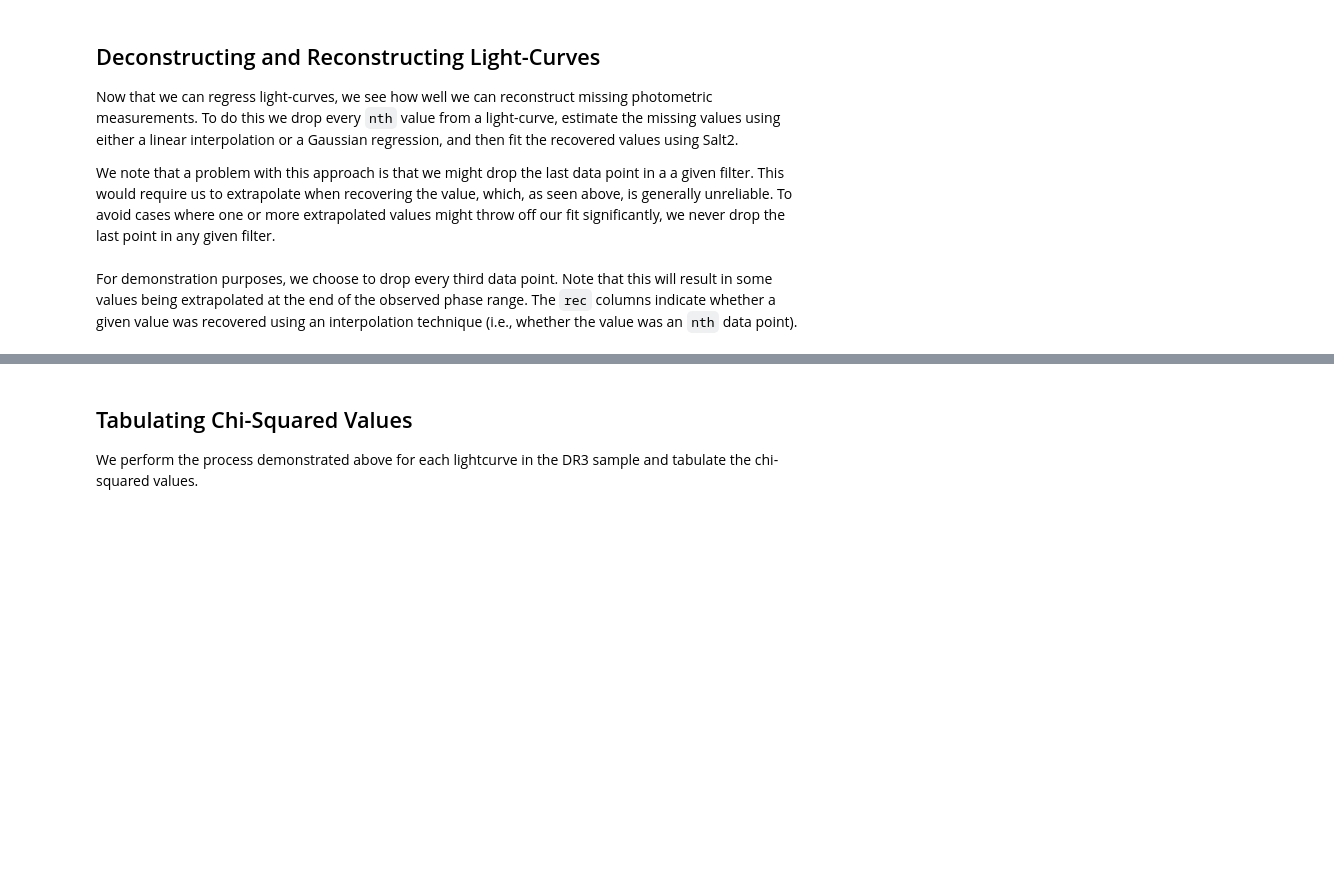
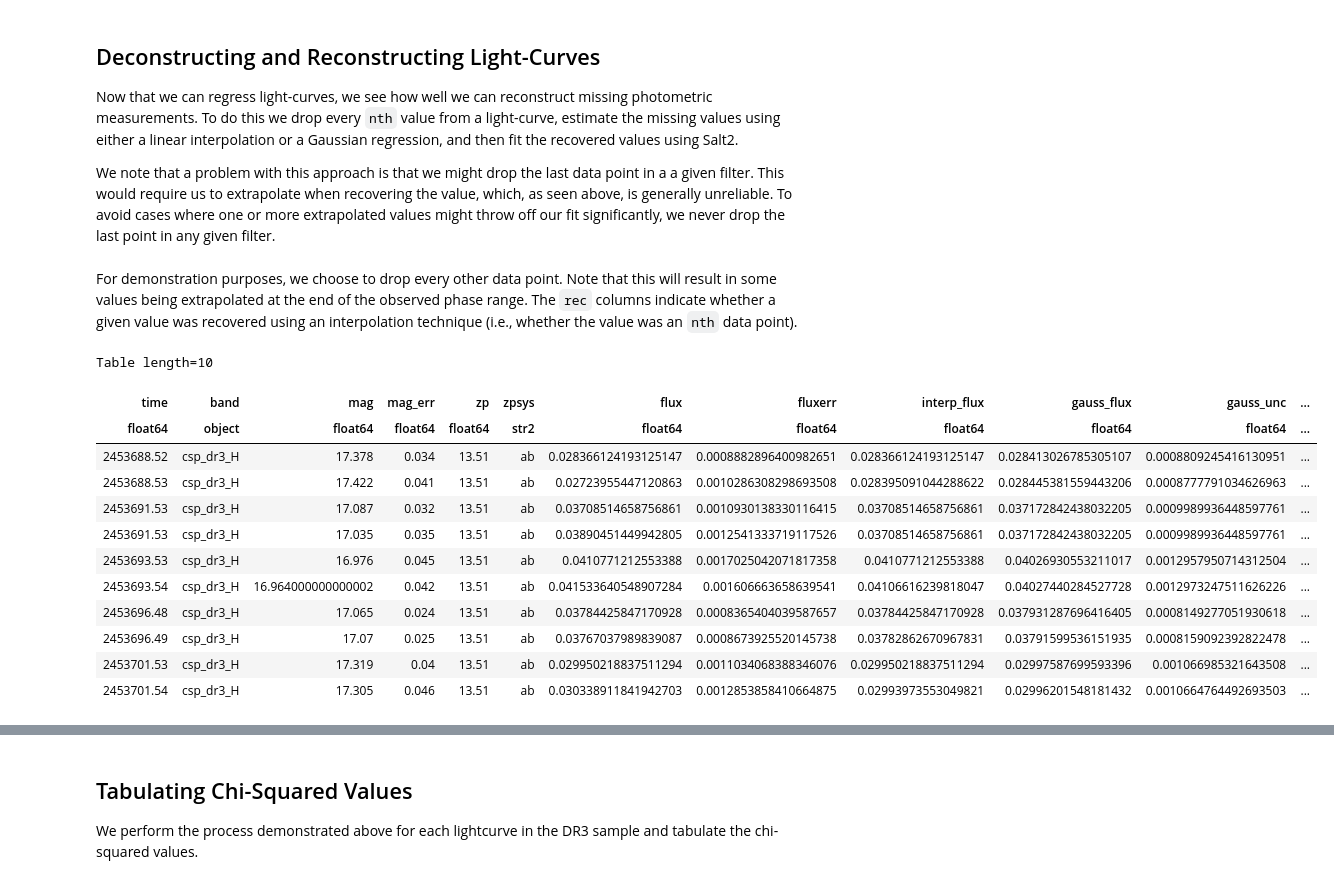
Before and after one commit to djperrefort/lc_reconstruction, a Jupyter notebook: interpolation_demo.ipynb, the cells around one changed output, grey strips where cells are left out. Cells and saved outputs as stored; diff of their text form; code cells hidden in the pictures; blank space fills up the shorter version.

```diff
--- a/interpolation_demo.ipynb
+++ b/interpolation_demo.ipynb
@@ -274,12 +302,26 @@ def reconstruct_light_curve(data, n):
     out_table['rec'] = out_table['flux'] != out_table['interp_flux']
     return out_table
 # %% [markdown]
-For demonstration purposes, we choose to drop every third data point. Note that this will result in some values being extrapolated at the end of the observed phase range. The `rec` columns indicate whether a given value was recovered using an interpolation technique (i.e., whether the value was an `nth` data point).
+For demonstration purposes, we choose to drop every other data point. Note that this will result in some values being extrapolated at the end of the observed phase range. The `rec` columns indicate whether a given value was recovered using an interpolation technique (i.e., whether the value was an `nth` data point).
 # %%
-reconstructed = reconstruct_light_curve(demo_data, 3)
+reconstructed = reconstruct_light_curve(demo_data, 2)
 dropped_data = reconstructed[reconstructed['rec']]
 kept_data = reconstructed[~reconstructed['rec']]
 
 reconstructed[:10]
+# %% [output]
+Table length=10
+| time | band | mag | mag_err | zp | zpsys | flux | fluxerr | interp_flux | gauss_flux | gauss_unc | ... |
+| float64 | object | float64 | float64 | float64 | str2 | float64 | float64 | float64 | float64 | float64 | ... |
+| 2453688.52 | csp_dr3_H | 17.378 | 0.034 | 13.51 | ab | 0.028366124193125147 | 0.0008882896400982651 | 0.028366124193125147 | 0.028413026785305107 | 0.0008809245416130951 | ... |
+| 2453688.53 | csp_dr3_H | 17.422 | 0.041 | 13.51 | ab | 0.02723955447120863 | 0.0010286308298693508 | 0.028395091044288622 | 0.028445381559443206 | 0.0008777791034626963 | ... |
+| 2453691.53 | csp_dr3_H | 17.087 | 0.032 | 13.51 | ab | 0.03708514658756861 | 0.0010930138330116415 | 0.03708514658756861 | 0.037172842438032205 | 0.0009989936448597761 | ... |
+| 2453691.53 | csp_dr3_H | 17.035 | 0.035 | 13.51 | ab | 0.03890451449942805 | 0.0012541333719117526 | 0.03708514658756861 | 0.037172842438032205 | 0.0009989936448597761 | ... |
+| 2453693.53 | csp_dr3_H | 16.976 | 0.045 | 13.51 | ab | 0.0410771212553388 | 0.0017025042071817358 | 0.0410771212553388 | 0.04026930553211017 | 0.0012957950714312504 | ... |
+| 2453693.54 | csp_dr3_H | 16.964000000000002 | 0.042 | 13.51 | ab | 0.041533640548907284 | 0.001606663658639541 | 0.04106616239818047 | 0.04027440284527728 | 0.0012973247511626226 | ... |
+| 2453696.48 | csp_dr3_H | 17.065 | 0.024 | 13.51 | ab | 0.03784425847170928 | 0.0008365404039587657 | 0.03784425847170928 | 0.037931287696416405 | 0.0008149277051930618 | ... |
+| 2453696.49 | csp_dr3_H | 17.07 | 0.025 | 13.51 | ab | 0.03767037989839087 | 0.0008673925520145738 | 0.03782862670967831 | 0.03791599536151935 | 0.0008159092392822478 | ... |
+| 2453701.53 | csp_dr3_H | 17.319 | 0.04 | 13.51 | ab | 0.029950218837511294 | 0.0011034068388346076 | 0.029950218837511294 | 0.02997587699593396 | 0.001066985321643508 | ... |
+| 2453701.54 | csp_dr3_H | 17.305 | 0.046 | 13.51 | ab | 0.030338911841942703 | 0.0012853858410664875 | 0.02993973553049821 | 0.02996201548181432 | 0.0010664764492693503 | ... |
 # %%
 # Fit salt2
```
Also changed, not shown: parts of 5 cells of this notebook.
